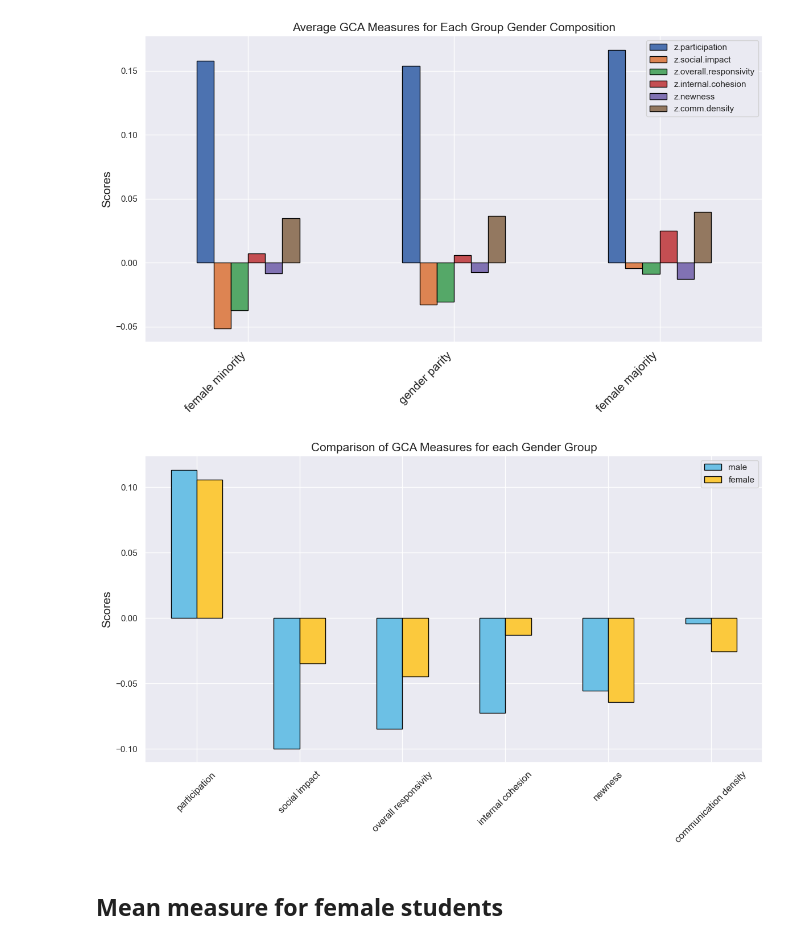
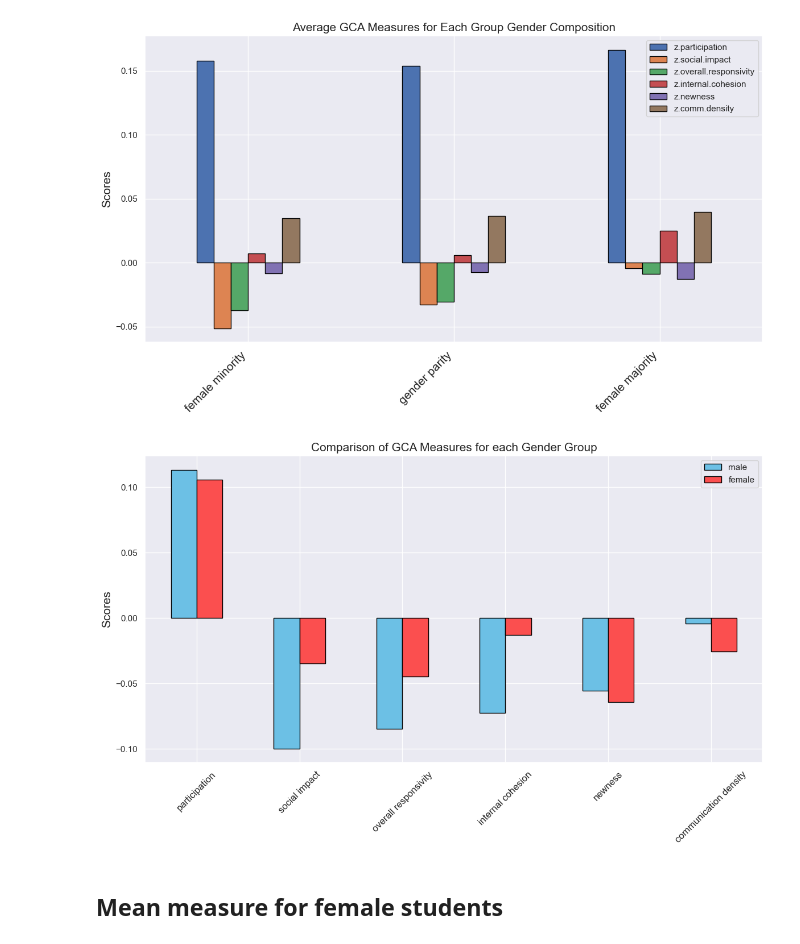
Before and after one commit to jennyt14/smoc-project, a Jupyter notebook: scripts/smoc-analysis.ipynb, the cells around one changed output. Cells and saved outputs as stored; diff of their text form; code cells hidden in the pictures.

```diff
--- a/scripts/smoc-analysis.ipynb
+++ b/scripts/smoc-analysis.ipynb
@@ -162,35 +162,36 @@ z_dens = []
 for n in num:
     y = df.loc[df['Sex'] == n]
     z_par.append(sum(y['z.participation']) / len(y))
     z_soc.append(sum(y['z.social.impact']) / len(y))
     z_overesp.append(sum(y['z.overall.responsivity']) / len(y))
     z_internal.append(sum(y['z.internal.cohesion']) / len(y))
     z_new.append(sum(y['z.newness']) / len(y))
     z_dens.append(sum(y['z.comm.density']) / len(y))
 
 plotdata = pd.DataFrame({
     "participation":z_par,
     "social impact":z_soc,
     "overall responsivity":z_overesp,
     "internal cohesion":z_internal,
     "newness":z_new,
     "communication density":z_dens
 
     },
     index=['male', 'female']
 )
 
 plotdata = plotdata + .15
 plotdata = plotdata.transpose()
 
-plotdata.plot(kind="bar", figsize=(14, 7), color = CB_color_cycle, edgecolor = 'black')
+code = ['#6cc0e5', '#fb4f4f']
+plotdata.plot(kind="bar", figsize=(14, 7), color = code, edgecolor = 'black')
 plt.title("Comparison of GCA Measures for each Gender Group", fontsize=15)
 #plt.xlabel("Gender Compositions")
 plt.ylabel("Scores", fontsize=15)
 plt.xticks(rotation=45, fontsize=12)
 plt.savefig('/Users/jennytran/Documents/GitHub/smoc-project/outputs/gca_gender.png')
 # %% [output]
-[figure, old version]
+[figure, new version]
 # %% [markdown]
 ## Mean measure for female students
 # %%
```
Also changed, not shown: parts of 7 cells of this notebook, 1 other file.
